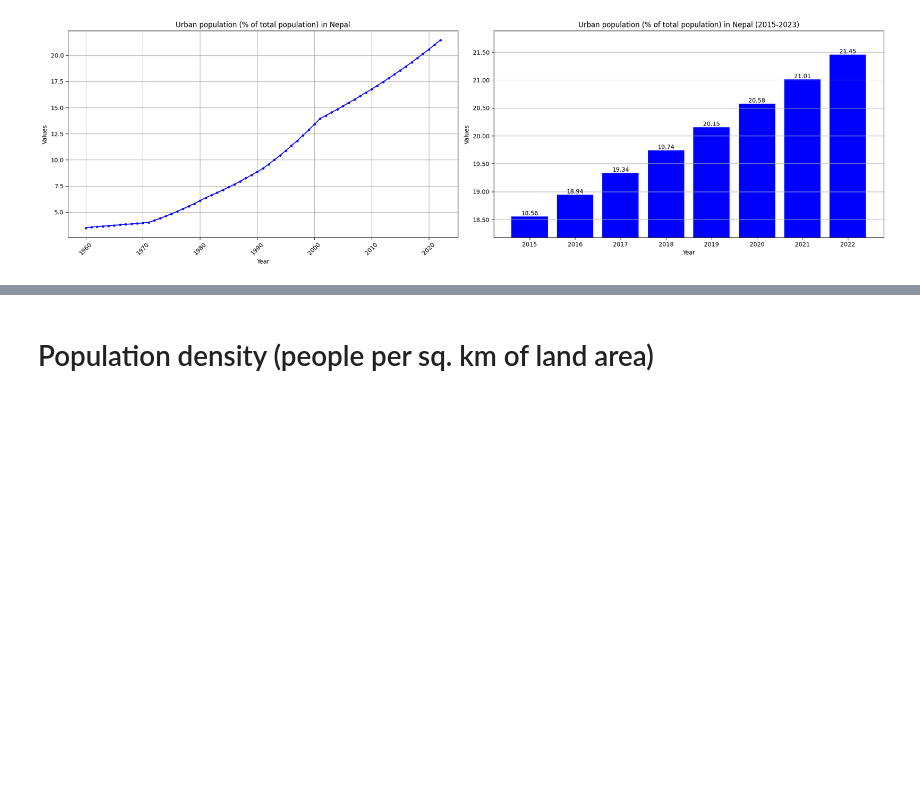
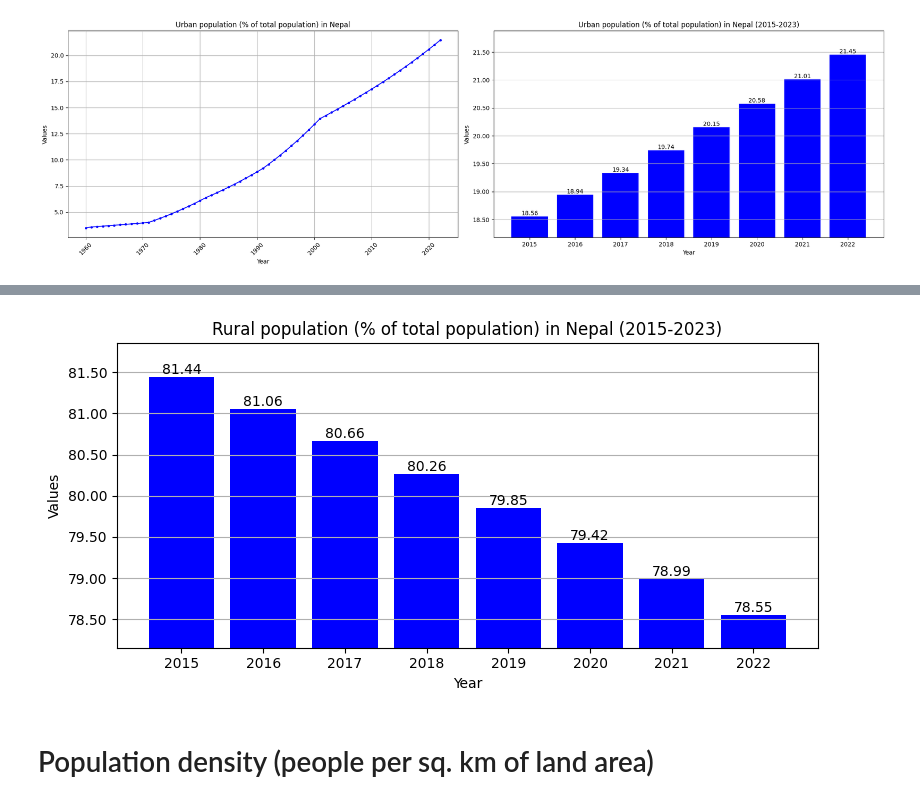
Before and after one commit to Rk-Pudasaini/Nepal-Data-Insights, a Jupyter notebook: Demographic_Study_of_Nepal.ipynb, the cells around one changed output, grey strips where cells are left out. Cells and saved outputs as stored; diff of their text form; code cells hidden in the pictures; blank space fills up the shorter version.

```diff
--- a/Demographic_Study_of_Nepal.ipynb
+++ b/Demographic_Study_of_Nepal.ipynb
@@ -235,3 +249,49 @@ display_subplots(data, xticks_interval=10)
+# %%
+def plot_rular_data_bargraph(data, title, ax=None):
+    years = []
+    values = []
+    for year, value in data.items():
+        if value is not None and int(year) >= 2015:
+            years.append(year)
+            values.append(value)
+
+    if ax is None:
+        fig, ax = plt.subplots(figsize=(8, 4))
+    else:
+        fig = ax.get_figure()
+
+    bars = ax.bar(years, values, color='b')
+
+    ax.set_title(f'{title} in Nepal (2015-2023)')
+    ax.set_xlabel('Year')
+    ax.set_ylabel('Values')
+    ax.grid(axis='y')
+
+    # Format the y-axis labels to display values with 2 decimal points
+    ax.get_yaxis().set_major_formatter(plt.FuncFormatter(lambda x, _: format(x, '.2f')))
+
+    # Calculate minimum and maximum values
+    min_value = min(values)
+    max_value = max(values)
+
+    # Set y-limit with a buffer of 10% above and below the data range
+    buffer_percent = 0.005
+    lower_limit = min_value - buffer_percent * min_value
+    upper_limit = max_value + buffer_percent * max_value
+    ax.set_ylim(lower_limit, upper_limit)
+
+
+    # Annotate each bar with its value
+    for bar in bars:
+        height = bar.get_height()
+        ax.text(bar.get_x() + bar.get_width() / 2, height, '{:.2f}'.format(height), ha='center', va='bottom')
+
+    fig.tight_layout()
+
+
+plot_rular_data_bargraph(data, title)
+# %% [output]
+[figure, added]
 # %% [markdown]
 # Population density (people per sq. km of land area)
 # %%
```
Also changed, not shown: parts of 6 cells of this notebook.
